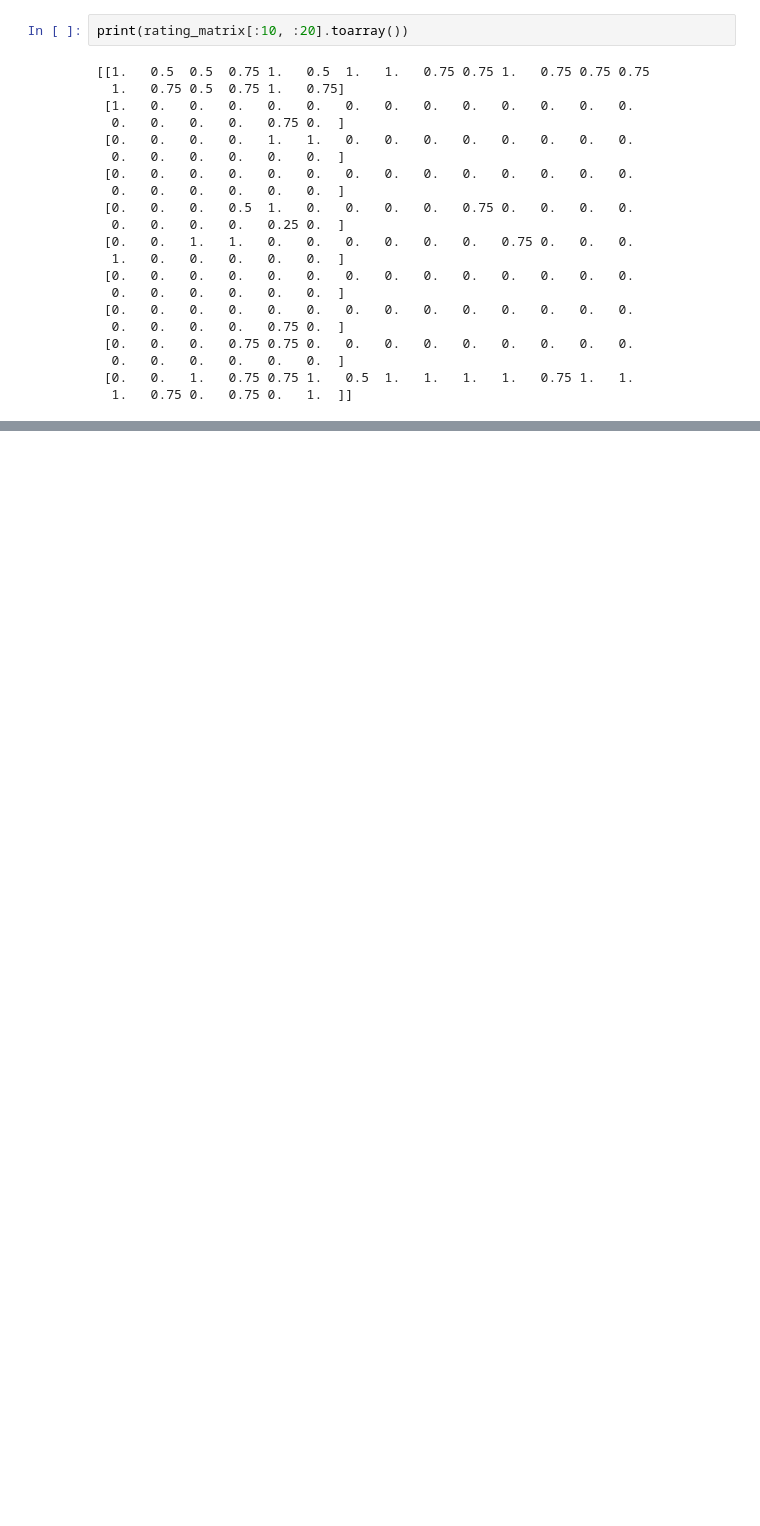
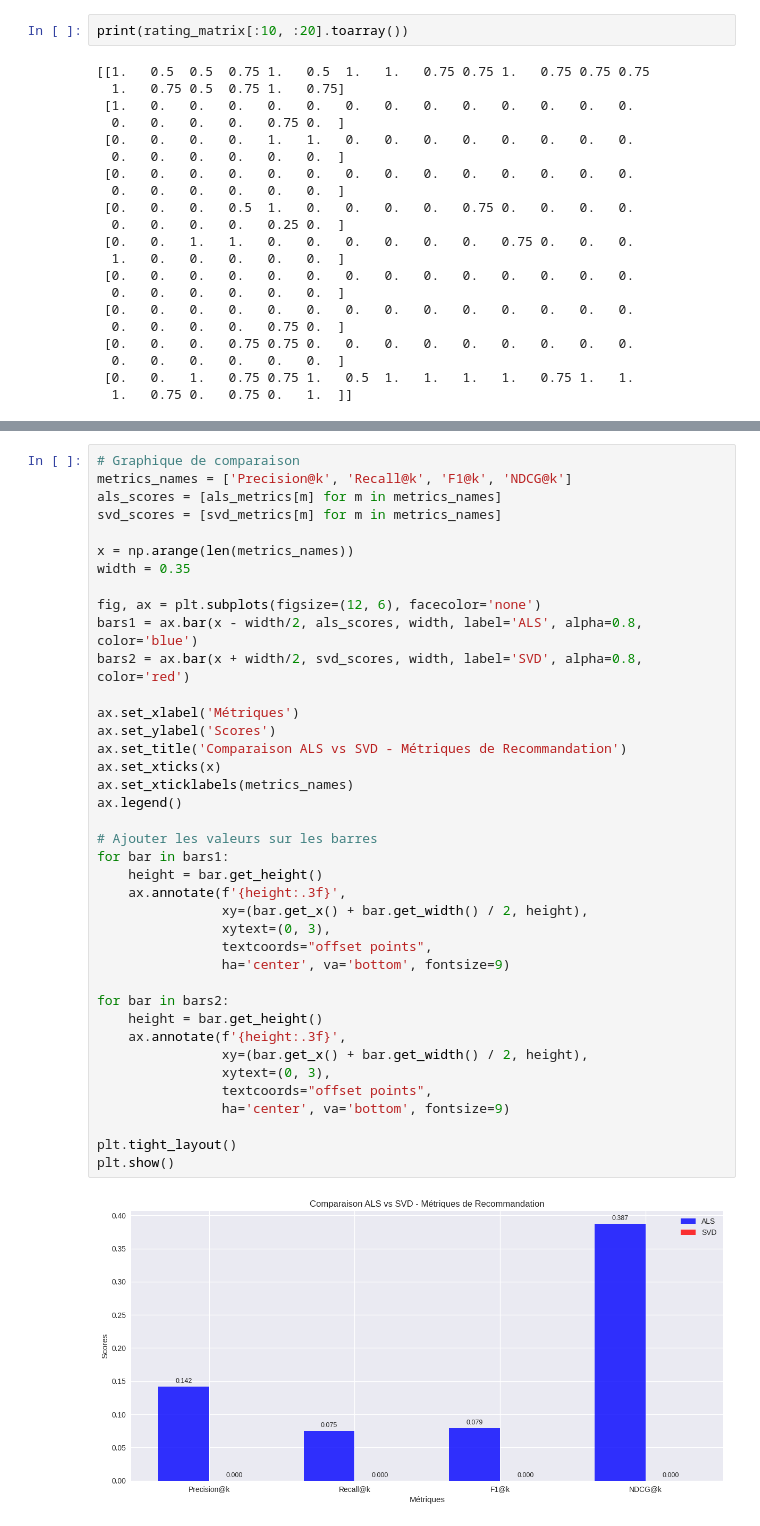
Before and after one commit to BoubaAhmed/ALS-Alternating-Least-Squares-Recommender, a Jupyter notebook: als-vs-svd-movies1m.ipynb, the cells around one changed output, grey strips where cells are left out. Saved outputs shown, nothing was run; the diff lists cells and outputs as text; blank space fills up the shorter version.

```diff
--- a/als-vs-svd-movies1m.ipynb
+++ b/als-vs-svd-movies1m.ipynb
@@ -1358,0 +1445,41 @@ print(f"\n✅ COMPARAISON TERMINÉE!")
+# %%
+# Graphique de comparaison
+metrics_names = ['Precision@k', 'Recall@k', 'F1@k', 'NDCG@k']
+als_scores = [als_metrics[m] for m in metrics_names]
+svd_scores = [svd_metrics[m] for m in metrics_names]
+
+x = np.arange(len(metrics_names))
+width = 0.35
+
+fig, ax = plt.subplots(figsize=(12, 6), facecolor='none')
+bars1 = ax.bar(x - width/2, als_scores, width, label='ALS', alpha=0.8, color='blue')
+bars2 = ax.bar(x + width/2, svd_scores, width, label='SVD', alpha=0.8, color='red')
+
+ax.set_xlabel('Métriques')
+ax.set_ylabel('Scores')
+ax.set_title('Comparaison ALS vs SVD - Métriques de Recommandation')
+ax.set_xticks(x)
+ax.set_xticklabels(metrics_names)
+ax.legend()
+
+# Ajouter les valeurs sur les barres
+for bar in bars1:
+    height = bar.get_height()
+    ax.annotate(f'{height:.3f}',
+                xy=(bar.get_x() + bar.get_width() / 2, height),
+                xytext=(0, 3),
+                textcoords="offset points",
+                ha='center', va='bottom', fontsize=9)
+
+for bar in bars2:
+    height = bar.get_height()
+    ax.annotate(f'{height:.3f}',
+                xy=(bar.get_x() + bar.get_width() / 2, height),
+                xytext=(0, 3),
+                textcoords="offset points",
+                ha='center', va='bottom', fontsize=9)
+
+plt.tight_layout()
+plt.show()
+# %% [output]
+[figure, added]
```
Also changed, not shown: parts of 67 cells of this notebook, 21 other files.
